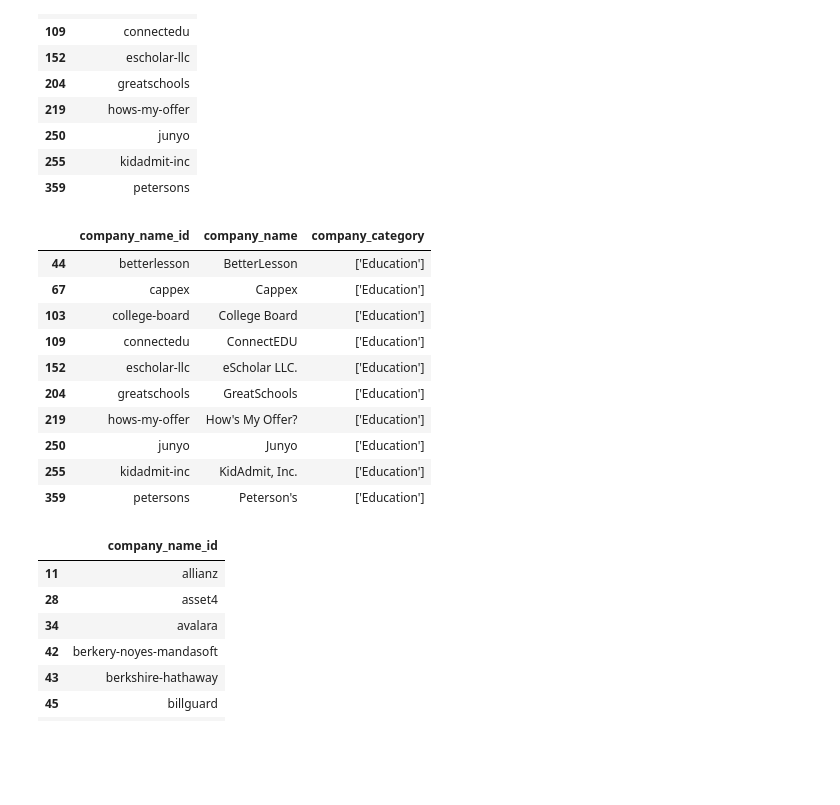
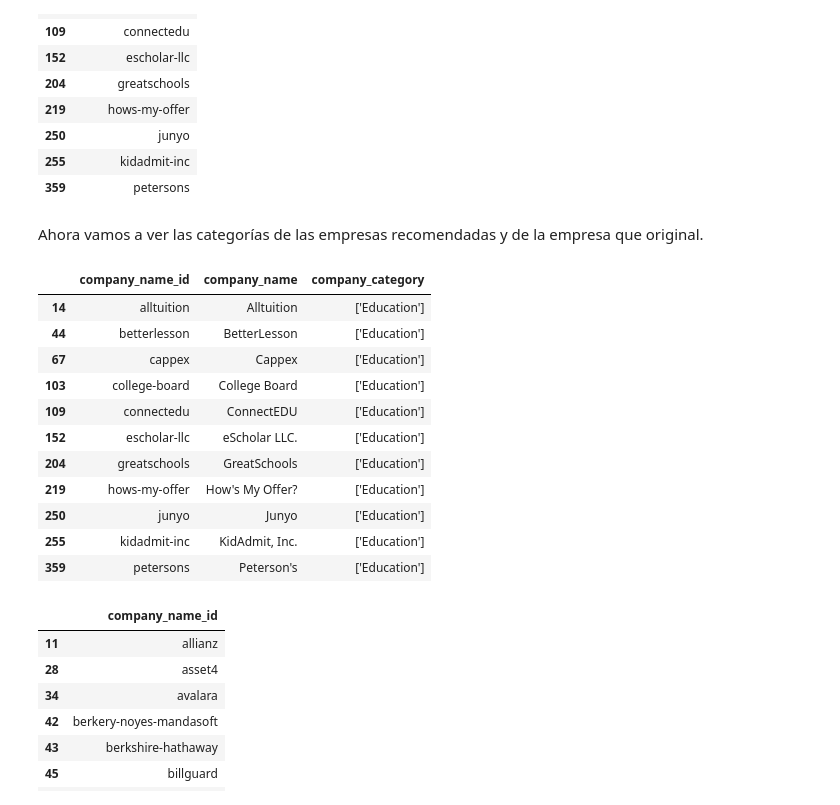
Before and after one commit to tyncho08/DiploDatos, a Jupyter notebook: No supervisado/Recomendaciones_por_Contenido_US_Companies.ipynb, the cells around one changed output. Saved outputs shown, nothing was run; the diff lists cells and outputs as text; code cells hidden in the pictures; blank space fills up the shorter version.

```diff
--- a/No supervisado/Recomendaciones_por_Contenido_US_Companies.ipynb
+++ b/No supervisado/Recomendaciones_por_Contenido_US_Companies.ipynb
@@ -9 +9,4 @@ df = pd.DataFrame(data)
+# %%
+data = pd.read_csv('Dataset/us_companies_filtered.csv')
+df = pd.DataFrame(data)
 # %%
@@ -85,10 +97,13 @@ pd.DataFrame(company_recommendations('alltuition').head(10))
 | 250 | junyo |
 | 255 | kidadmit-inc |
 | 359 | petersons |
+# %% [markdown]
+Ahora vamos a ver las categorías de las empresas recomendadas y de la empresa que original.
 # %%
-df.loc[[44,67,103,109,152,204,219,250,255,359]]
+df.loc[[14,44,67,103,109,152,204,219,250,255,359]]
 # %% [output]
 |  | company_name_id | company_name | company_category |
+| 14 | alltuition | Alltuition | ['Education'] |
 | 44 | betterlesson | BetterLesson | ['Education'] |
 | 67 | cappex | Cappex | ['Education'] |
 | 103 | college-board | College Board | ['Education'] |
```
Also changed, not shown: parts of 16 cells of this notebook, 1 other file.
